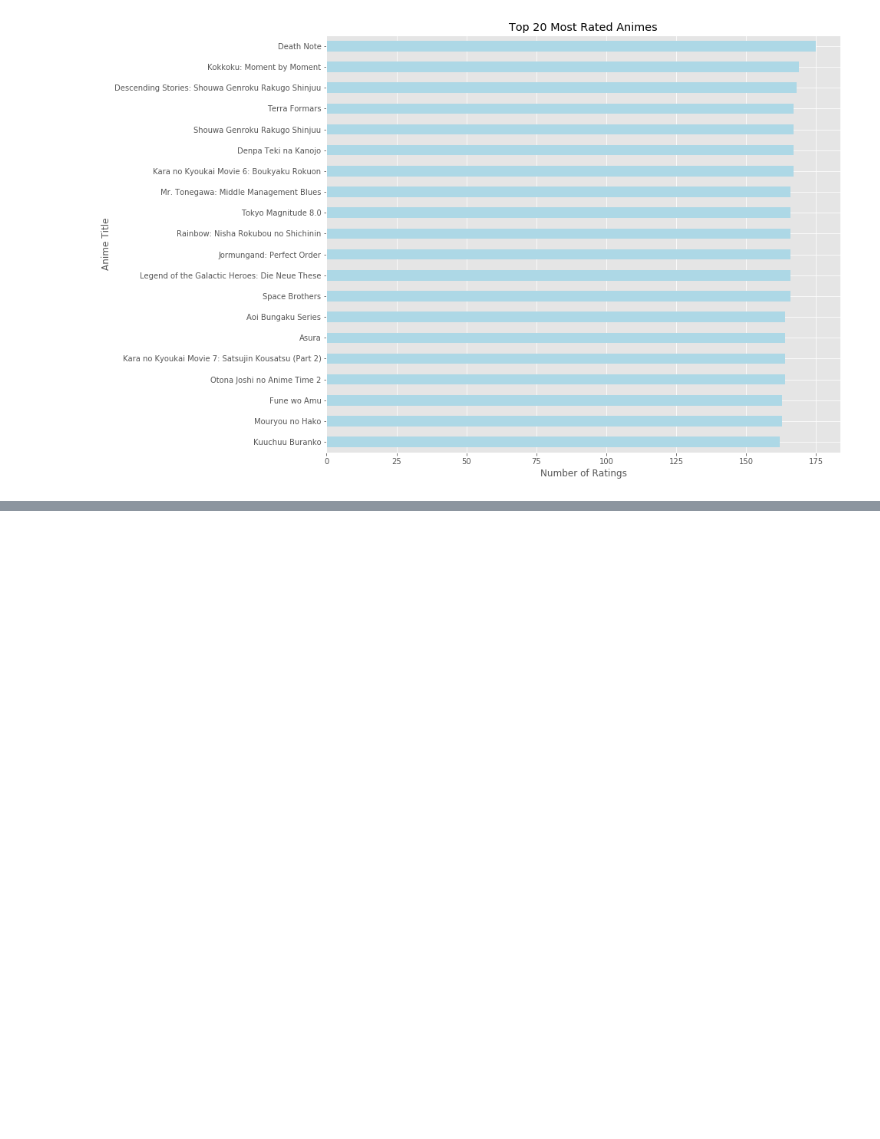
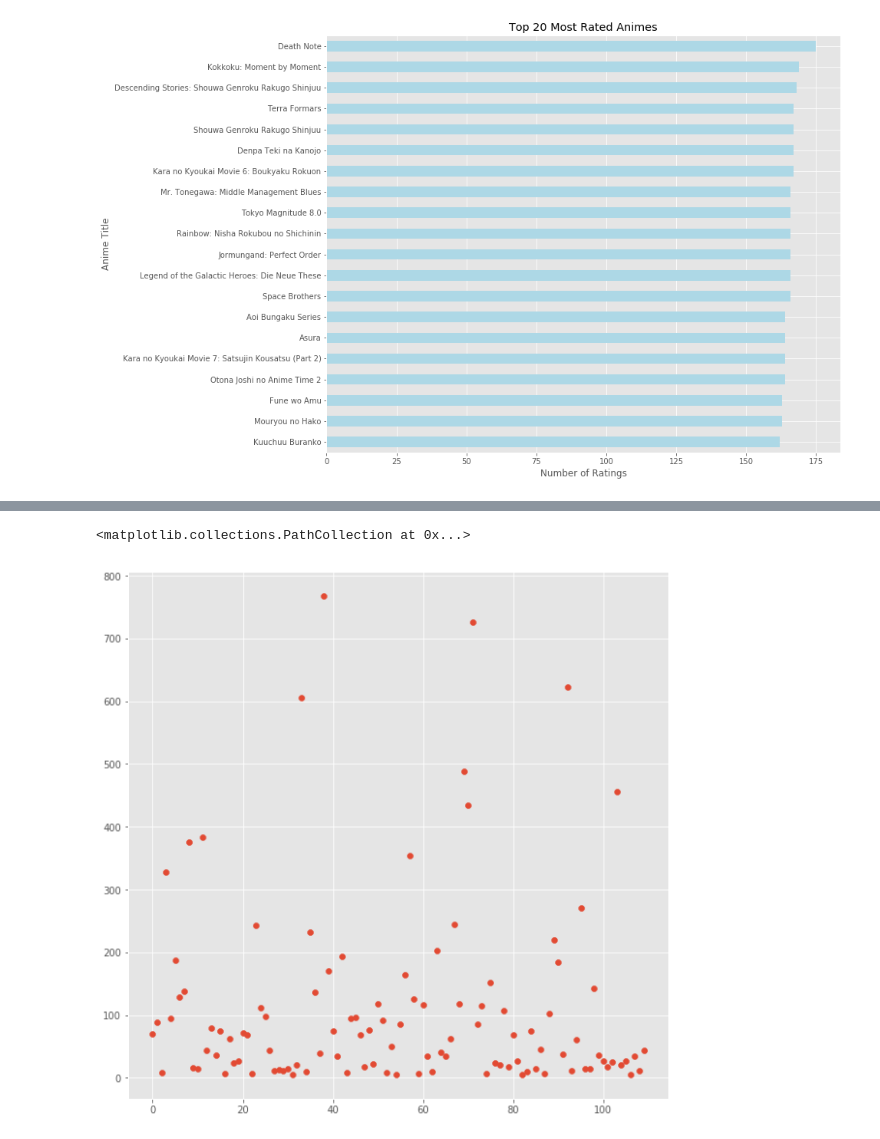
Before and after one commit to pauly51994/your_anime_recommender, a Jupyter notebook: EDA.ipynb, the cells around one changed output, grey strips where cells are left out. Saved outputs shown, nothing was run; the diff lists cells and outputs as text; code cells hidden in the pictures; blank space fills up the shorter version.

```diff
--- a/EDA.ipynb
+++ b/EDA.ipynb
@@ -141,0 +167,5 @@ only_rated_users.user.value_counts()
+# %%
+avg_user_ratings_given = rated_5.groupby('user').agg({'user': 'count', 'ratings': 'mean'})
+avg_user_ratings_given.columns=['user_count','avg_rating']
+avg_user_ratings_given = avg_user_ratings_given.reset_index()
+avg_user_ratings_given.head()
@@ -141,0 +179,6 @@ only_rated_users.user.value_counts()
+# %%
+plt.figure(figsize=(10,10))
+plt.scatter(avg_user_ratings_given.index[:110], avg_user_ratings_given.user_count[:110])
+# %% [output]
+<matplotlib.collections.PathCollection at 0x...>
+[figure, added]
```
Also changed, not shown: parts of 13 cells of this notebook, 6 other files.
